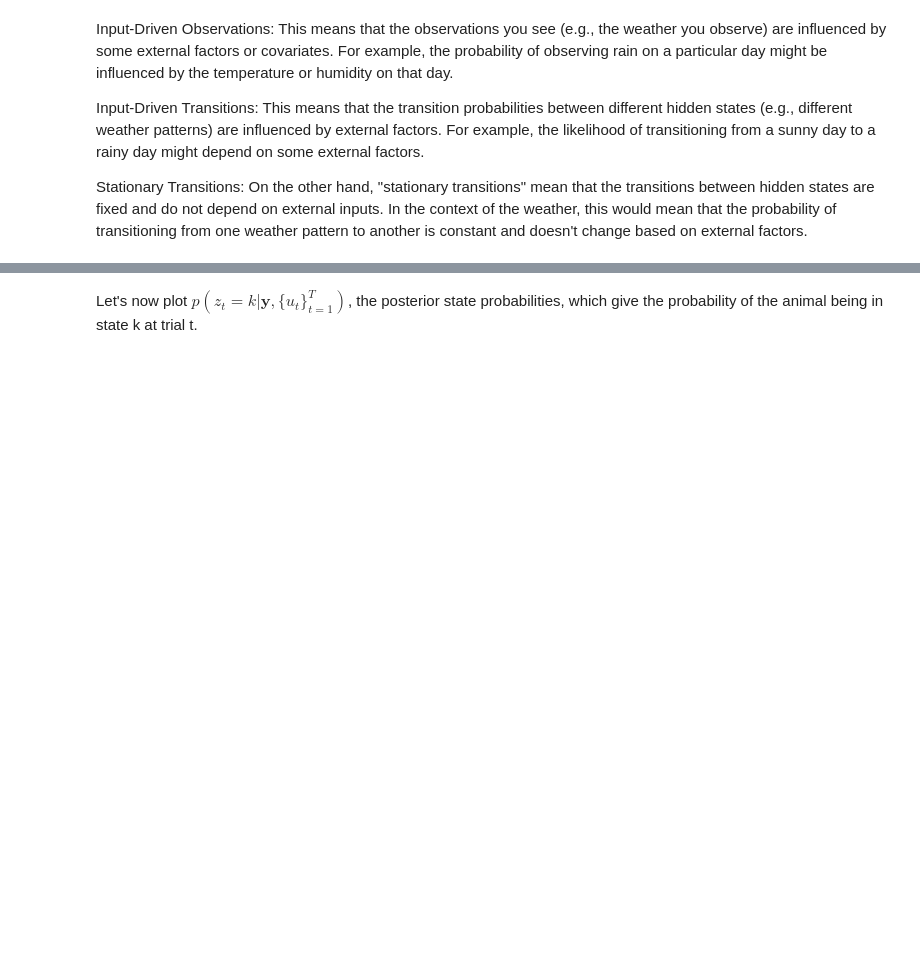
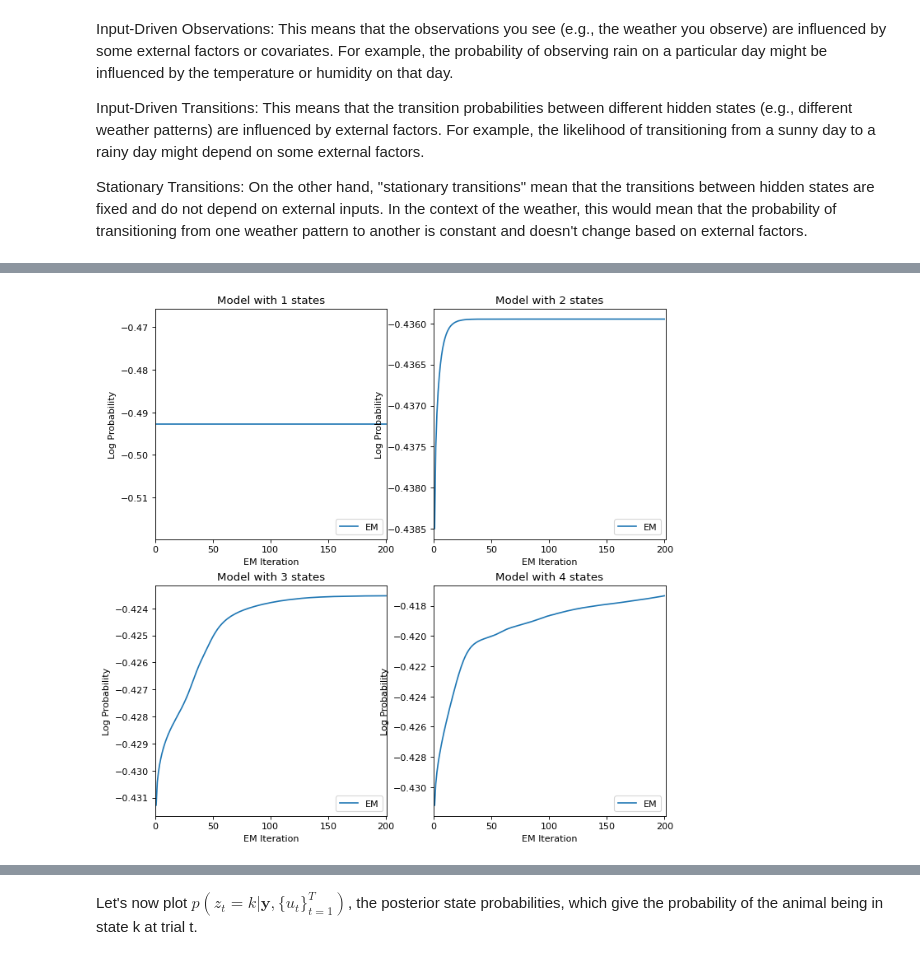
Before and after one commit to jbwallace123/glm_and_glmhmm, a Jupyter notebook: notebooks/Input-Driven-Observations(GLM-HMM)-SabaLab.ipynb, the cells around one changed output, grey strips where cells are left out. Saved outputs shown, nothing was run; the diff lists cells and outputs as text; code cells hidden in the pictures; blank space fills up the shorter version.

```diff
--- a/notebooks/Input-Driven-Observations(GLM-HMM)-SabaLab.ipynb
+++ b/notebooks/Input-Driven-Observations(GLM-HMM)-SabaLab.ipynb
@@ -172,0 +667,22 @@ Stationary Transitions: On the other hand, "stationary transitions" mean that th
+# %%
+##normalize log likelihood in test_glmhmm_list and test_ll_list
+stationary_norm_ll_list = []
+stationary_norm_test_ll_list = []
+for ii in range(len(stationary_ll_list)):
+    stationary_norm_ll_list.append([k / num_trials_per_train_sess for k in stationary_ll_list[ii] if k is not None])
+    stationary_norm_test_ll_list.append((stationary_test_ll_list[ii]/num_trials_per_test_sess))
+# %%
+## Plot subplots of the log probabilities of the train and test models. Fit model final LL should be greater
+# than or equal to true LL.
+fig, axs = plt.subplots(2, 2, figsize=(10, 10), dpi=80, facecolor='w', edgecolor='k')
+axs = axs.ravel()
+for ii in range(len(stationary_ll_list)):
+    axs[ii].plot(stationary_norm_ll_list[ii], label="EM")
+    #axs[ii].plot([0, len(stationary_norm_ll_list[ii])], stationary_norm_test_ll_list[ii] * np.ones(2), ':k', label="Test")
+    axs[ii].legend(loc="lower right")
+    axs[ii].set_xlabel("EM Iteration")
+    axs[ii].set_xlim(0, len(stationary_norm_ll_list[ii]))
+    axs[ii].set_ylabel("Log Probability")
+    axs[ii].set_title('Model with ' + str(num_states[ii]) + ' states')
+# %% [output]
+[figure, added]
```
Also changed, not shown: parts of 113 cells of this notebook, 1 other file.
